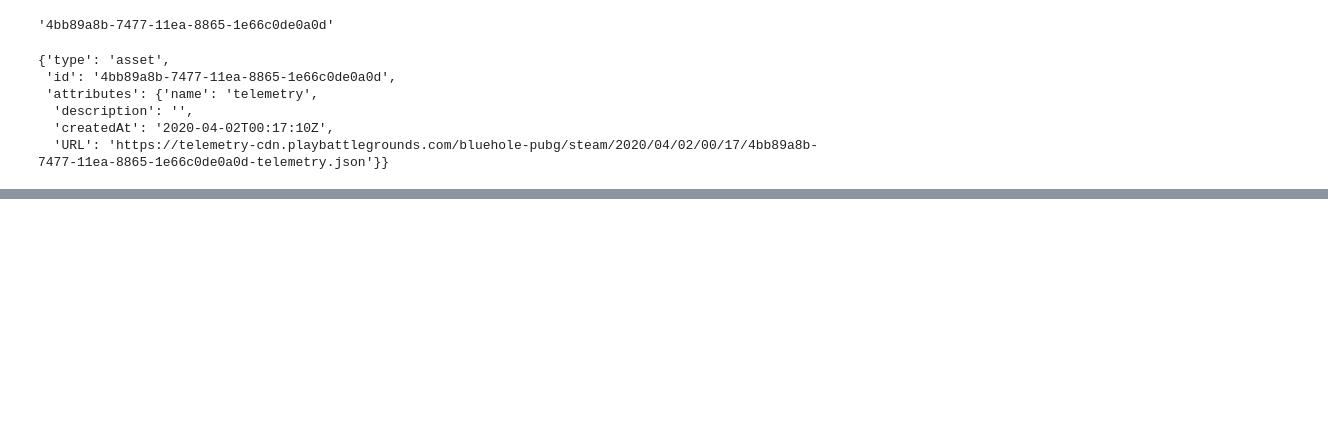
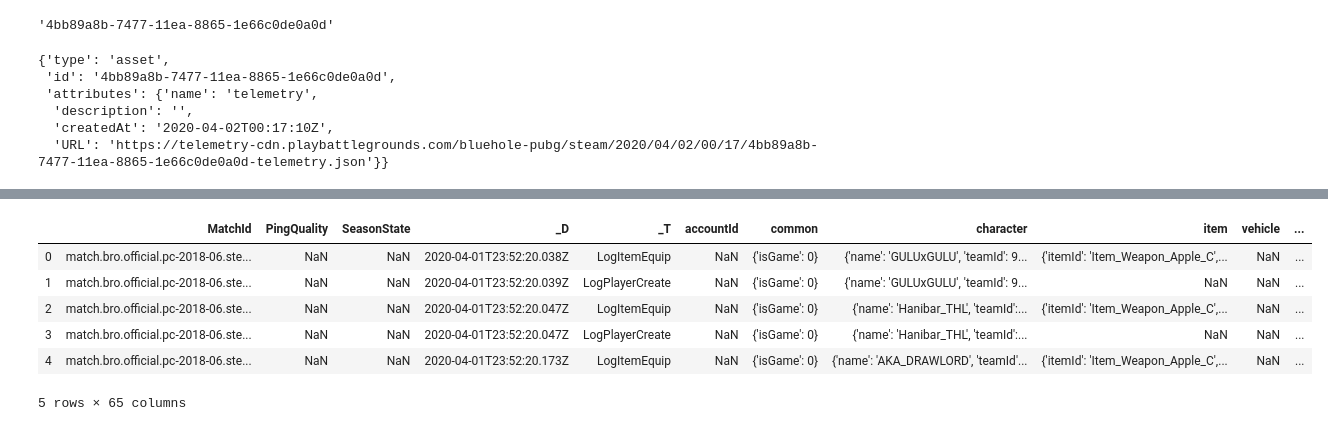
Before and after one commit to valerii-ginak/PUBG_Capstone, a Jupyter notebook: extract_transform_(loadsomeday).ipynb, the cells around one changed output, grey strips where cells are left out. Cells and saved outputs as stored; diff of their text form; code cells hidden in the pictures; blank space fills up the shorter version.

```diff
--- a/extract_transform_(loadsomeday).ipynb
+++ b/extract_transform_(loadsomeday).ipynb
@@ -96,6 +104,6 @@ telemetry_object
   'URL': 'https://telemetry-cdn.playbattlegrounds.com/bluehole-pubg/steam/2020/04/02/00/17/4bb89a8b-7477-11ea-8865-1e66c0de0a0d-telemetry.json'}}
 # %%
 # getting the telemetry file for the match
-url_telemetryobject = json.loads(json.dumps(telemetry_object))["attributes"]["URL"]
-response3 = requests.get(url_telemetryobject, headers=headers)
+url_telemetrydata = json.loads(json.dumps(telemetry_link))["attributes"]["URL"]
+telemetry_response = requests.get(url_telemetryobject, headers=headers)
 # %%
@@ -103,7 +129,8 @@ response3.json()
 # %%
+# UNDERSTANDING BETTER EVENTS
 # get kills for the match
 kills = []
-for i in json.loads(json.dumps(response3.json())):
+for i in json.loads(json.dumps(telemetry_response.json())):
     if i["_T"] == "LogPlayerKill":
         kills.append(i)
 kills
@@ -109,0 +141,4 @@ kills
+# %%
+# get events data into pandas dataframe
+data = pd.read_json(json.dumps(response3.json()))
+data.head()
@@ -109,0 +153,20 @@ kills
+# %%
+# drop LogPlayerLogin events
+data = data[data["_T"] != "LogPlayerLogin"]
+# %%
+# copy match id to all rows and drop LogMatchDefinition event
+matchid = json.loads(json.dumps(telemetry_response.json()))[0]["MatchId"]
+data.MatchId = matchid
+data = data[data["_T"] != "LogMatchDefinition"]
+
+#reset indexes
+data.reset_index(drop=True, inplace=True)
+data.head()
+# %% [output]
+|  | MatchId | PingQuality | SeasonState | _D | _T | accountId | common | character | item | vehicle | ... |
+| 0 | match.bro.official.pc-2018-06.ste... | NaN | NaN | 2020-04-01T23:52:20.038Z | LogItemEquip | NaN | {'isGame': 0} | {'name': 'GULUxGULU', 'teamId': 9... | {'itemId': 'Item_Weapon_Apple_C',... | NaN | ... |
+| 1 | match.bro.official.pc-2018-06.ste... | NaN | NaN | 2020-04-01T23:52:20.039Z | LogPlayerCreate | NaN | {'isGame': 0} | {'name': 'GULUxGULU', 'teamId': 9... | NaN | NaN | ... |
+| 2 | match.bro.official.pc-2018-06.ste... | NaN | NaN | 2020-04-01T23:52:20.047Z | LogItemEquip | NaN | {'isGame': 0} | {'name': 'Hanibar_THL', 'teamId':... | {'itemId': 'Item_Weapon_Apple_C',... | NaN | ... |
+| 3 | match.bro.official.pc-2018-06.ste... | NaN | NaN | 2020-04-01T23:52:20.047Z | LogPlayerCreate | NaN | {'isGame': 0} | {'name': 'Hanibar_THL', 'teamId':... | NaN | NaN | ... |
+| 4 | match.bro.official.pc-2018-06.ste... | NaN | NaN | 2020-04-01T23:52:20.173Z | LogItemEquip | NaN | {'isGame': 0} | {'name': 'AKA_DRAWLORD', 'teamId'... | {'itemId': 'Item_Weapon_Apple_C',... | NaN | ... |
+5 rows × 65 columns
```
Also changed, not shown: parts of 15 cells of this notebook, 1 other file.
